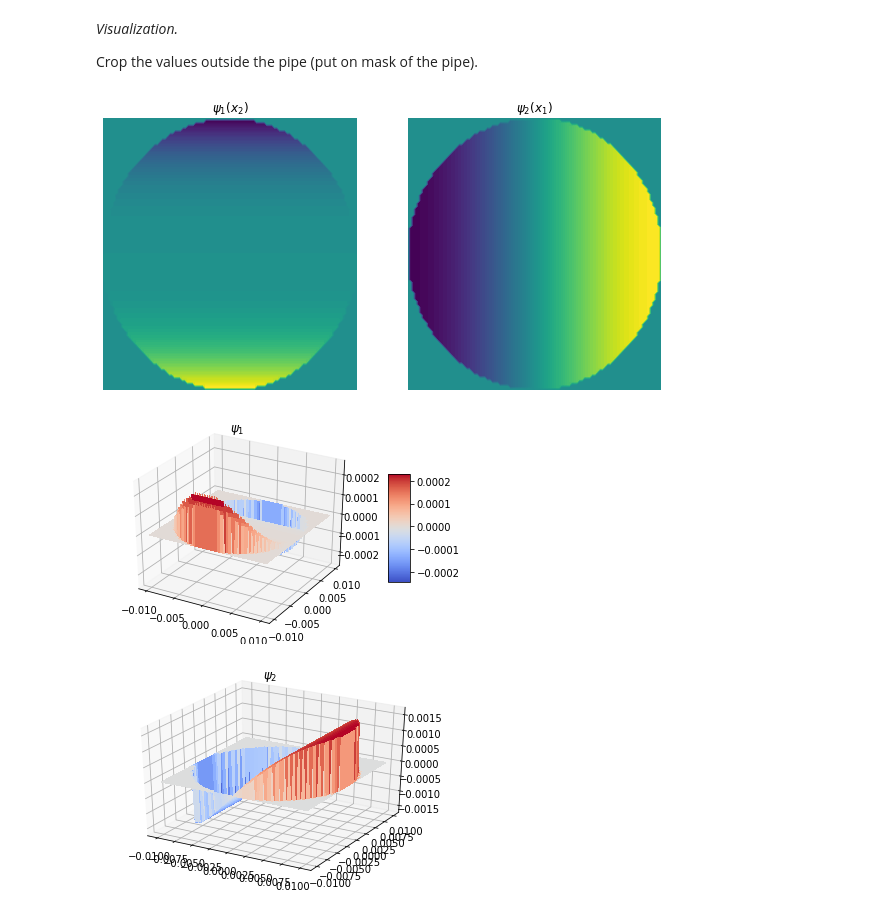
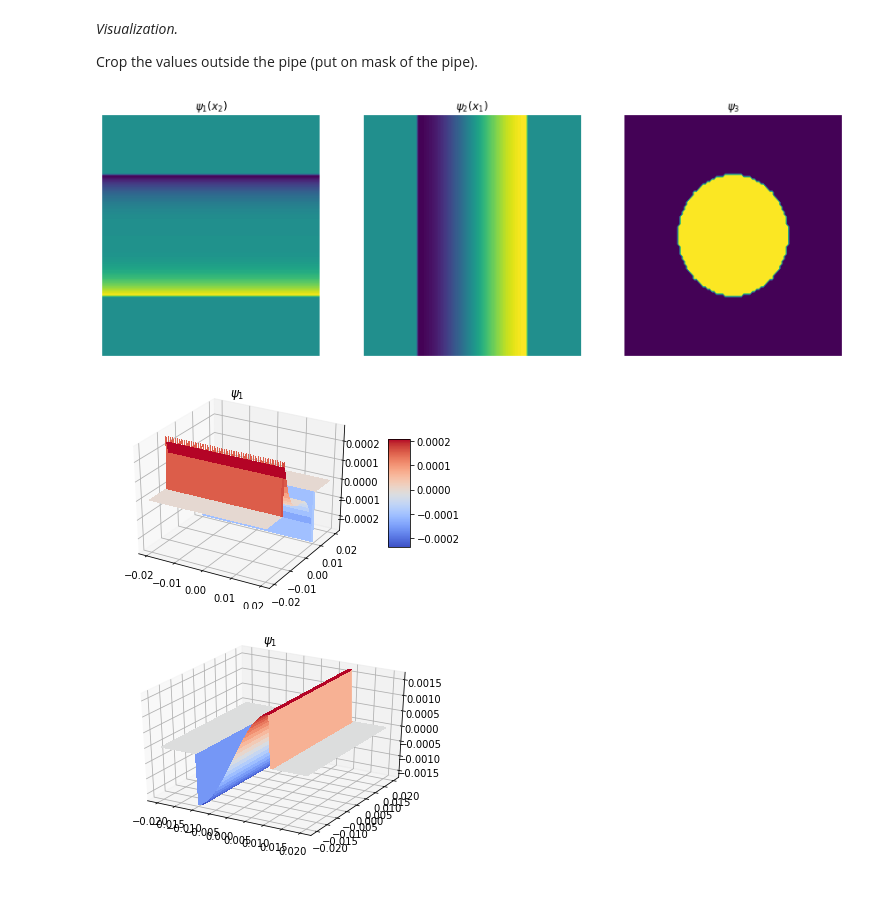
Before and after one commit to litvinenkonikita/Physics_based_ML, a Jupyter notebook: Pipe_analytical_solution.ipynb, the cells around one changed output. Saved outputs shown, nothing was run; the diff lists cells and outputs as text; code cells hidden in the pictures.

```diff
--- a/Pipe_analytical_solution.ipynb
+++ b/Pipe_analytical_solution.ipynb
@@ -32,7 +32,7 @@ mu = 1E-2
 density = 1E+3
 
 #Cartesian coordinates
-x_1 = torch.linspace(-R, R, n)
+x_1 = torch.linspace(-2*R, 2*R, n)
 x_1, x_2 = torch.meshgrid(x_1, x_1)
 
 x_1, x_2
@@ -159,29 +159,36 @@ Since the velocity function is known, the stream function can be found by means
 # %%
 psi_1 = 1/(12*mu)*dpdx_3*(x_2**3/3)
 psi_2 = -1/(4*mu)*dpdx_3*(R**2*x_1 - (x_1**3/3))
+psi_3 = torch.ones(psi_1.size())
 # %% [markdown]
 *Visualization.*
 
 Crop the values outside the pipe (put on mask of the pipe).
 # %%
-psi_1[x_1**2 + x_2**2 > R**2]=0
-psi_2[x_1**2 + x_2**2 > R**2]=0
+psi_1[x_2**2 > R**2]=0
+psi_2[x_1**2 > R**2]=0
+psi_3[x_1**2 + x_2**2 > R**2]=0
 # %%
-plt.figure(figsize=(2*5,5))
+plt.figure(figsize=(3*5,5))
 
-plt.subplot(1,2,1)
+plt.subplot(1,3,1)
 plt.contourf(np.array(x_1),np.array(x_2), np.array(psi_1), n)
 plt.title('$\psi_1(x_2)$')
 plt.axis(False)
 
-plt.subplot(1,2,2)
+plt.subplot(1,3,2)
 plt.contourf(np.array(x_1),np.array(x_2), np.array(psi_2), n)
 plt.title('$\psi_2(x_1)$')
 plt.axis(False)
 
+plt.subplot(1,3,3)
+plt.contourf(np.array(x_1),np.array(x_2), np.array(psi_3), n)
+plt.title('$\psi_3$')
+plt.axis(False)
+
 plt.show()
 # %% [output]
-[figure, old version]
+[figure, new version]
 # %%
 fig1, ax = plt.subplots(subplot_kw={"projection": "3d"})
 surf1 = ax.plot_surface(np.array(x_1),np.array(x_2), np.array(psi_1), cmap=cm.coolwarm, linewidth=0, antialiased=False)
@@ -189,7 +196,7 @@ fig1.colorbar(surf1, shrink=0.5, aspect=5)
 plt.title('$\psi_1$')
 plt.show()
 # %% [output]
-[figure, old version]
+[figure, new version]
 # %%
 fig2, ax = plt.subplots(subplot_kw={"projection": "3d"})
 surf2 = ax.plot_surface(np.array(x_1),np.array(x_2), np.array(psi_2), cmap=cm.coolwarm, linewidth=0, antialiased=False)
@@ -197,4 +204,4 @@ fig1.colorbar(surf2, shrink=0.5, aspect=5)
 plt.title('$\psi_1$')
 plt.show()
 # %% [output]
-[figure, old version]
+[figure, new version]
```
Also changed, not shown: parts of 3 cells of this notebook.
